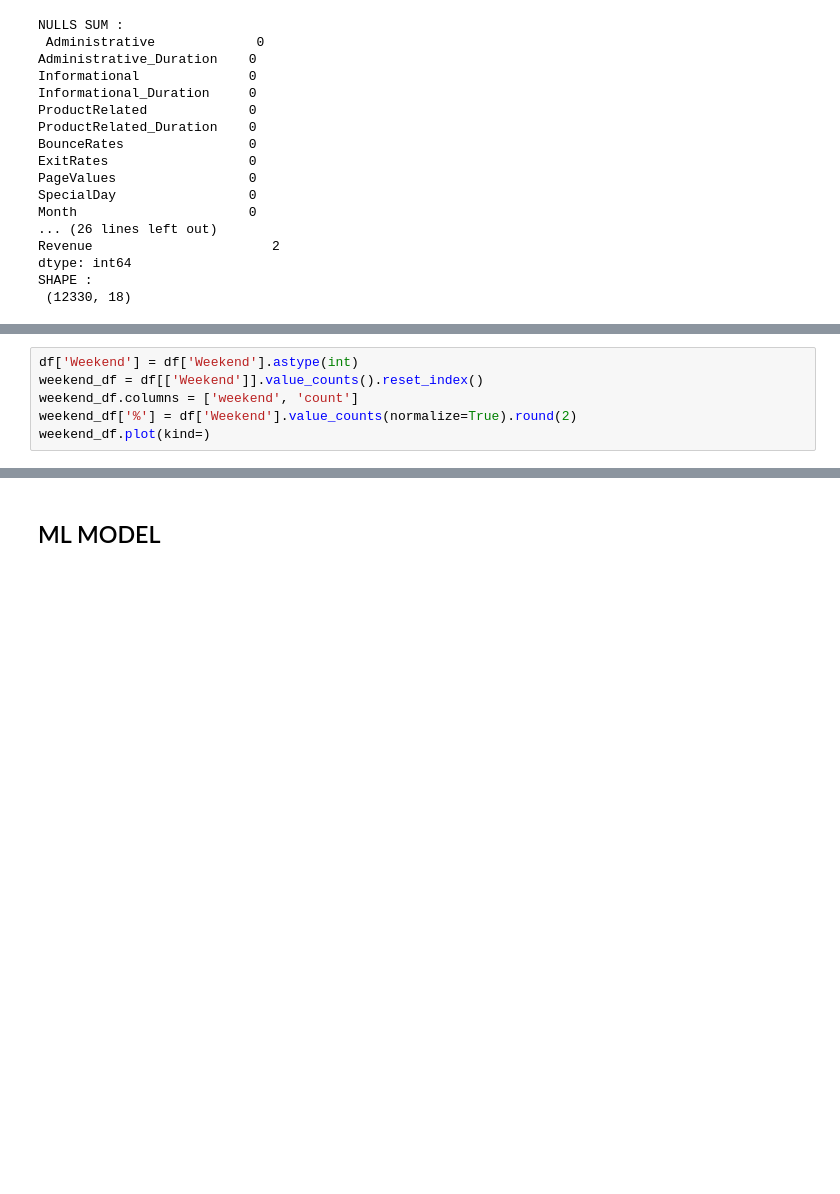
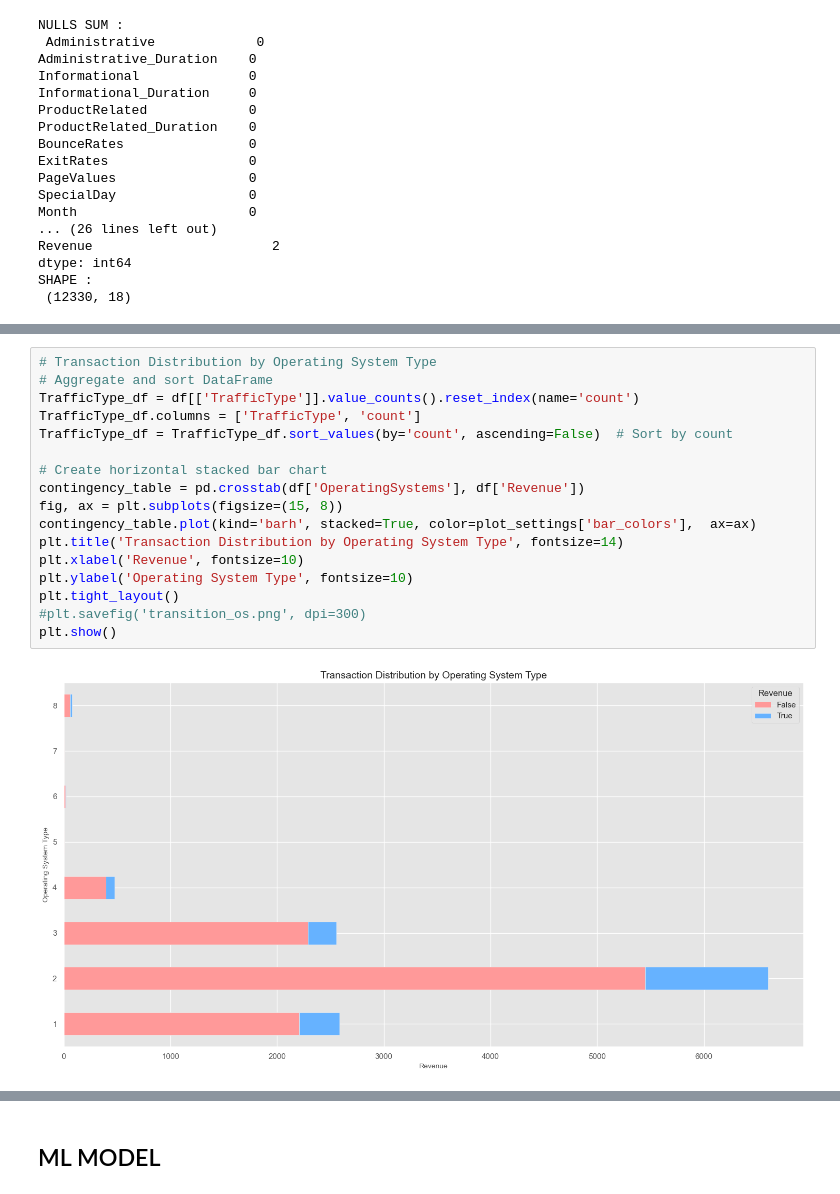
Before and after one commit to NonakaVal/sales_forecasting_model-, a Jupyter notebook: main.ipynb, the cells around one changed output, grey strips where cells are left out. Cells and saved outputs as stored; diff of their text form; blank space fills up the shorter version.

```diff
--- a/main.ipynb
+++ b/main.ipynb
@@ -212,6 +97,0 @@ Name: VisitorType, dtype: int64
-# %%
-df['Weekend'] = df['Weekend'].astype(int)
-weekend_df = df[['Weekend']].value_counts().reset_index()
-weekend_df.columns = ['weekend', 'count']
-weekend_df['%'] = df['Weekend'].value_counts(normalize=True).round(2)
-weekend_df.plot(kind=)
@@ -387,0 +230,19 @@ plt.show()
+# %%
+# Transaction Distribution by Operating System Type
+# Aggregate and sort DataFrame
+TrafficType_df = df[['TrafficType']].value_counts().reset_index(name='count')
+TrafficType_df.columns = ['TrafficType', 'count']
+TrafficType_df = TrafficType_df.sort_values(by='count', ascending=False)  # Sort by count
+
+# Create horizontal stacked bar chart
+contingency_table = pd.crosstab(df['OperatingSystems'], df['Revenue'])
+fig, ax = plt.subplots(figsize=(15, 8))
+contingency_table.plot(kind='barh', stacked=True, color=plot_settings['bar_colors'],  ax=ax)
+plt.title('Transaction Distribution by Operating System Type', fontsize=14)
+plt.xlabel('Revenue', fontsize=10)
+plt.ylabel('Operating System Type', fontsize=10)
+plt.tight_layout()
+#plt.savefig('transition_os.png', dpi=300)
+plt.show()
+# %% [output]
+[figure, added]
```
Also changed, not shown: parts of 24 cells of this notebook, 1 other file.
